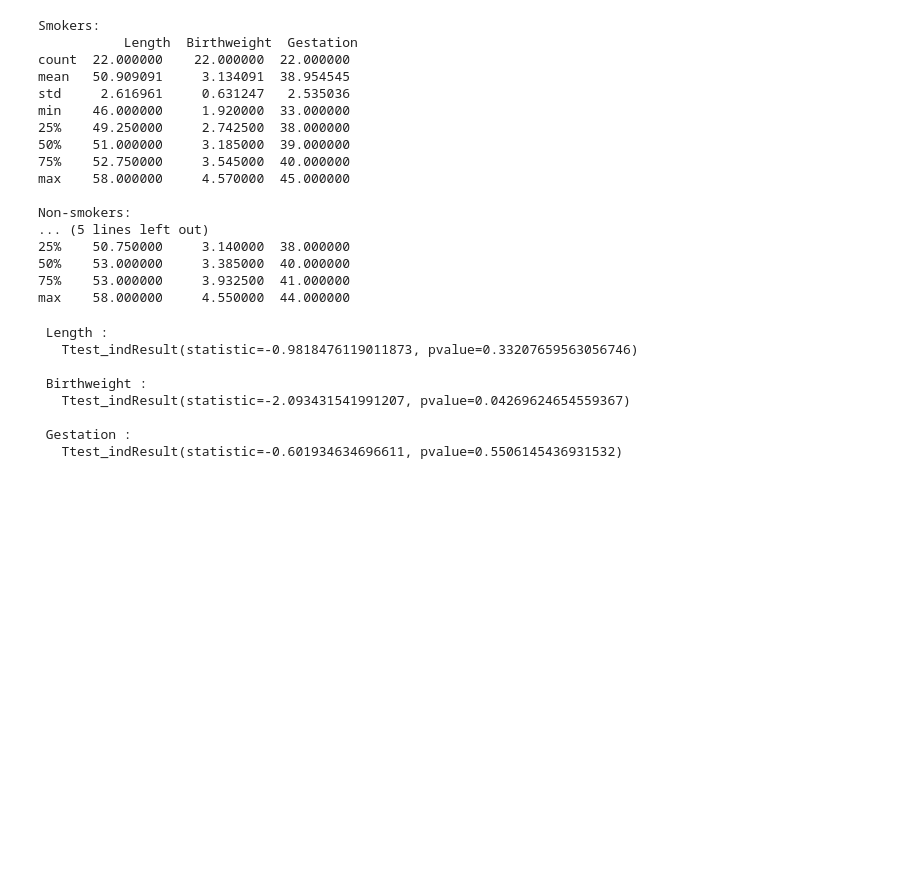
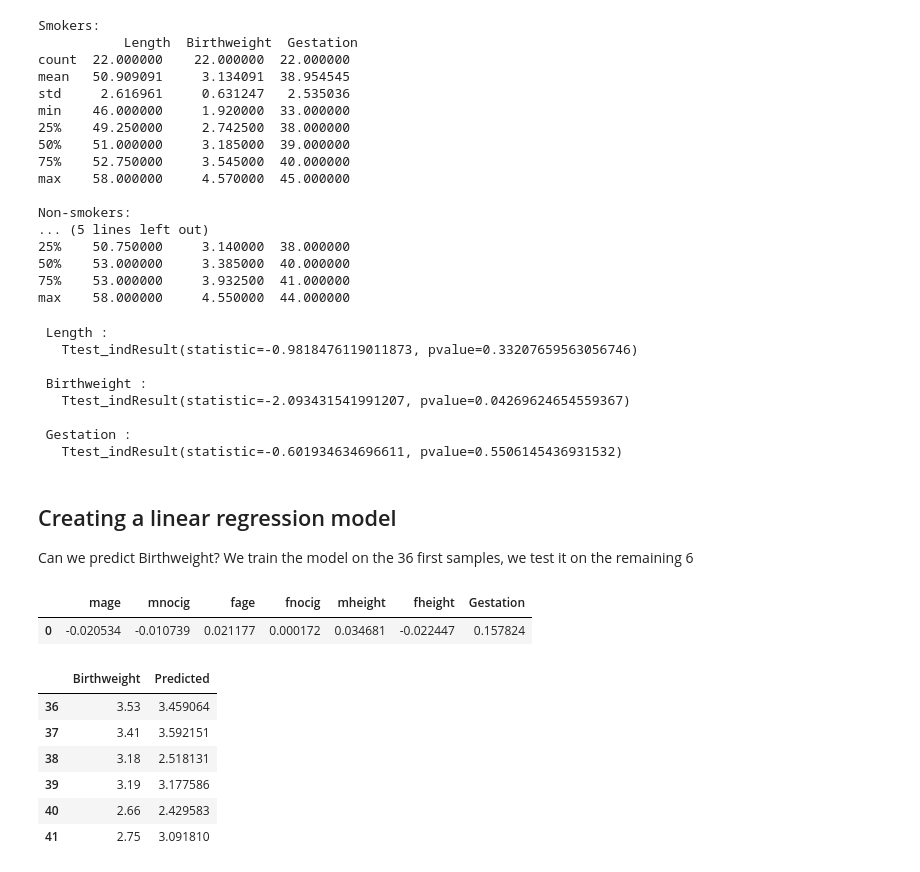
Before and after one commit to raphv/mgt-stats, a Jupyter notebook: birthweight.ipynb, the cells around one changed output. Cells and saved outputs as stored; diff of their text form; code cells hidden in the pictures; blank space fills up the shorter version.

Commit message:
Added linear regression

```diff
--- a/birthweight.ipynb
+++ b/birthweight.ipynb
@@ -137,3 +138,29 @@ for col in cols:
 
  Gestation :
    Ttest_indResult(statistic=-0.601934634696611, pvalue=0.5506145436931532)
+# %% [markdown]
+## Creating a linear regression model
+Can we predict Birthweight?
+We train the model on the 36 first samples, we test it on the remaining 6
+# %%
+n_training = 36
+training_data = dataset[:n_training]
+test_data = dataset[n_training:].copy()
+regression_cols = ['mage','mnocig','fage','fnocig','mheight','fheight','Gestation']
+reg = linear_model.LinearRegression()
+reg.fit(training_data[regression_cols],training_data['Birthweight'])
+pandas.DataFrame(numpy.array(reg.coef_).reshape(1,7), columns = regression_cols)
+# %% [output]
+|  | mage | mnocig | fage | fnocig | mheight | fheight | Gestation |
+| 0 | -0.020534 | -0.010739 | 0.021177 | 0.000172 | 0.034681 | -0.022447 | 0.157824 |
+# %%
+test_data['Predicted'] = reg.predict(test_data[regression_cols])
+test_data[['Birthweight','Predicted']]
+# %% [output]
+|  | Birthweight | Predicted |
+| 36 | 3.53 | 3.459064 |
+| 37 | 3.41 | 3.592151 |
+| 38 | 3.18 | 2.518131 |
+| 39 | 3.19 | 3.177586 |
+| 40 | 2.66 | 2.429583 |
+| 41 | 2.75 | 3.091810 |
```
Also changed, not shown: parts of 1 cell of this notebook, 1 other file.
